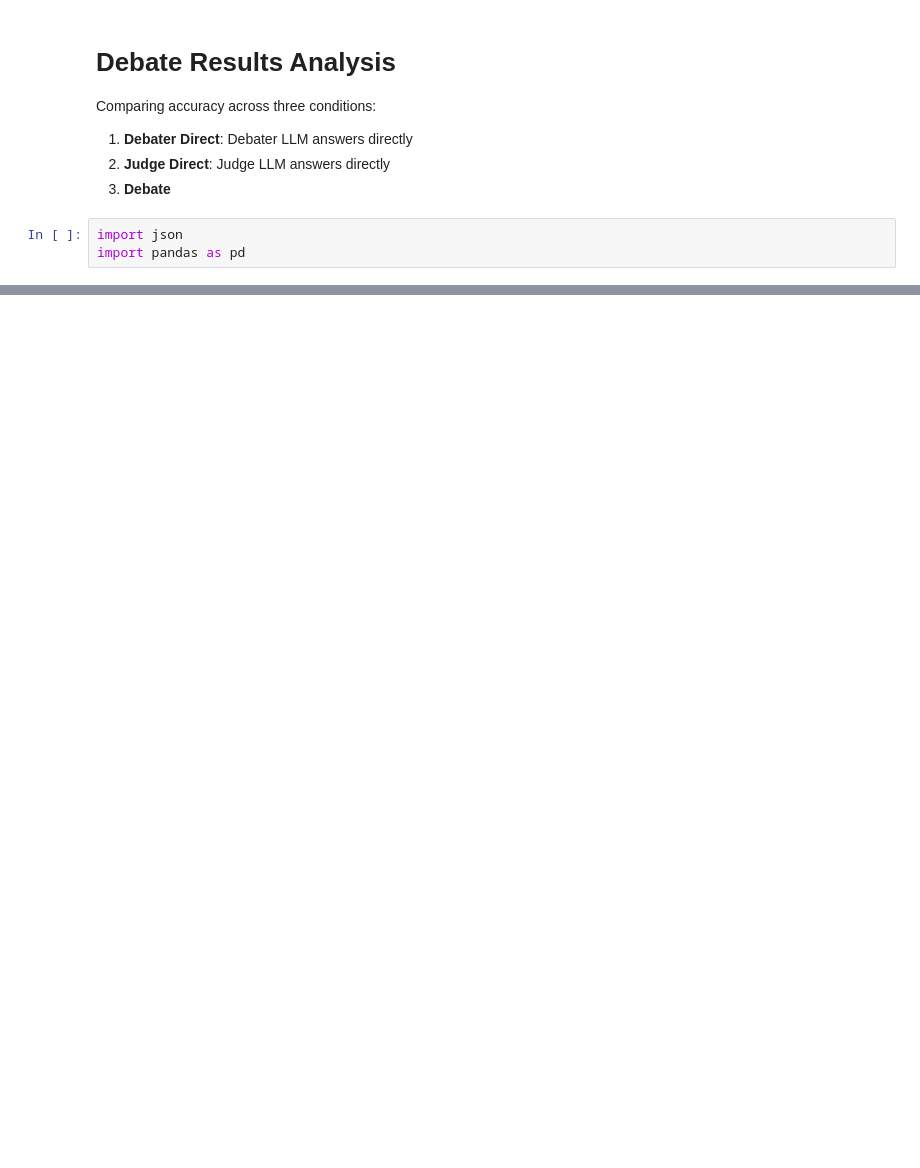
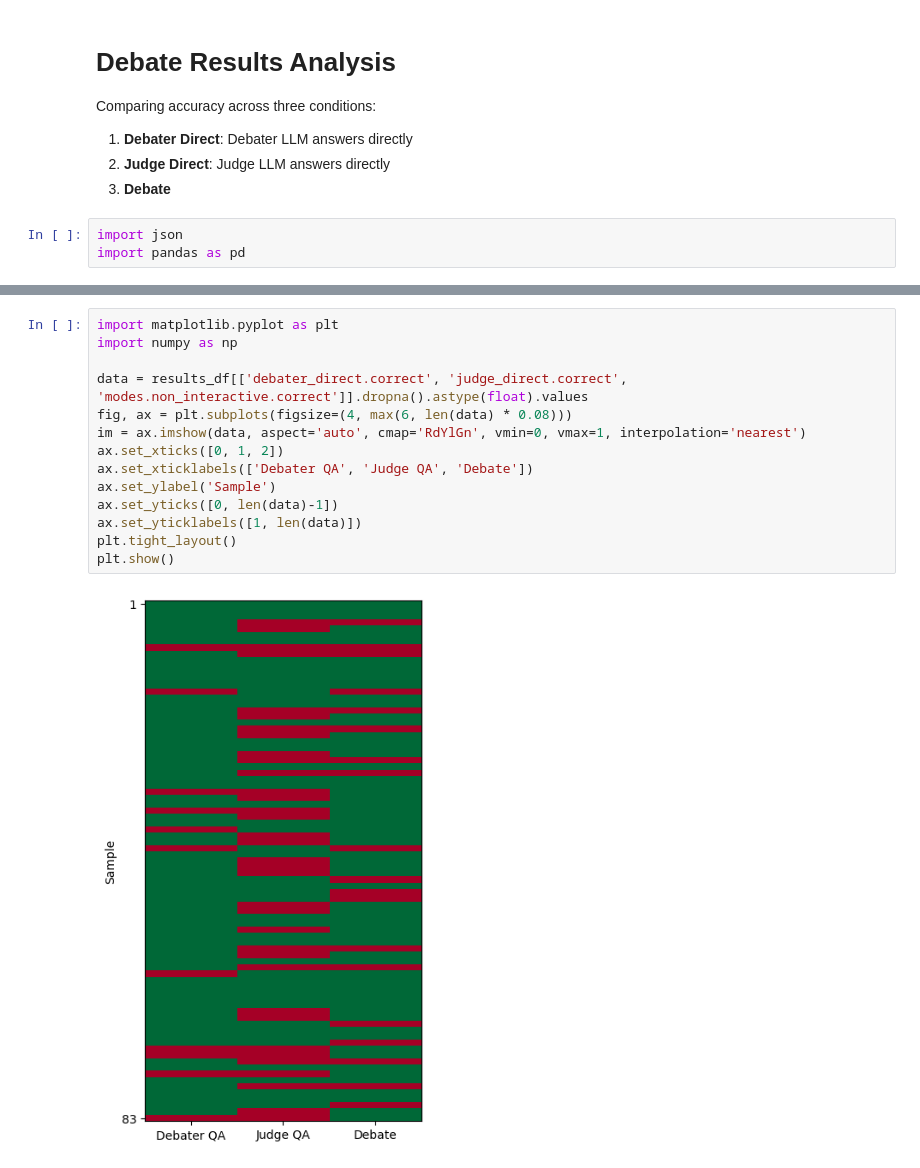
Before and after one commit to joshlevy89/llm_judge_debate, a Jupyter notebook: analyze_debate_results.ipynb, the cells around one changed output, grey strips where cells are left out. Saved outputs shown, nothing was run; the diff lists cells and outputs as text; blank space fills up the shorter version.

```diff
--- a/analyze_debate_results.ipynb
+++ b/analyze_debate_results.ipynb
@@ -49,0 +82,16 @@ plt.show()
+# %%
+import matplotlib.pyplot as plt
+import numpy as np
+
+data = results_df[['debater_direct.correct', 'judge_direct.correct', 'modes.non_interactive.correct']].dropna().astype(float).values
+fig, ax = plt.subplots(figsize=(4, max(6, len(data) * 0.08)))
+im = ax.imshow(data, aspect='auto', cmap='RdYlGn', vmin=0, vmax=1, interpolation='nearest')
+ax.set_xticks([0, 1, 2])
+ax.set_xticklabels(['Debater QA', 'Judge QA', 'Debate'])
+ax.set_ylabel('Sample')
+ax.set_yticks([0, len(data)-1])
+ax.set_yticklabels([1, len(data)])
+plt.tight_layout()
+plt.show()
+# %% [output]
+[figure, added]
```
Also changed, not shown: parts of 6 cells of this notebook, 2 other files.
